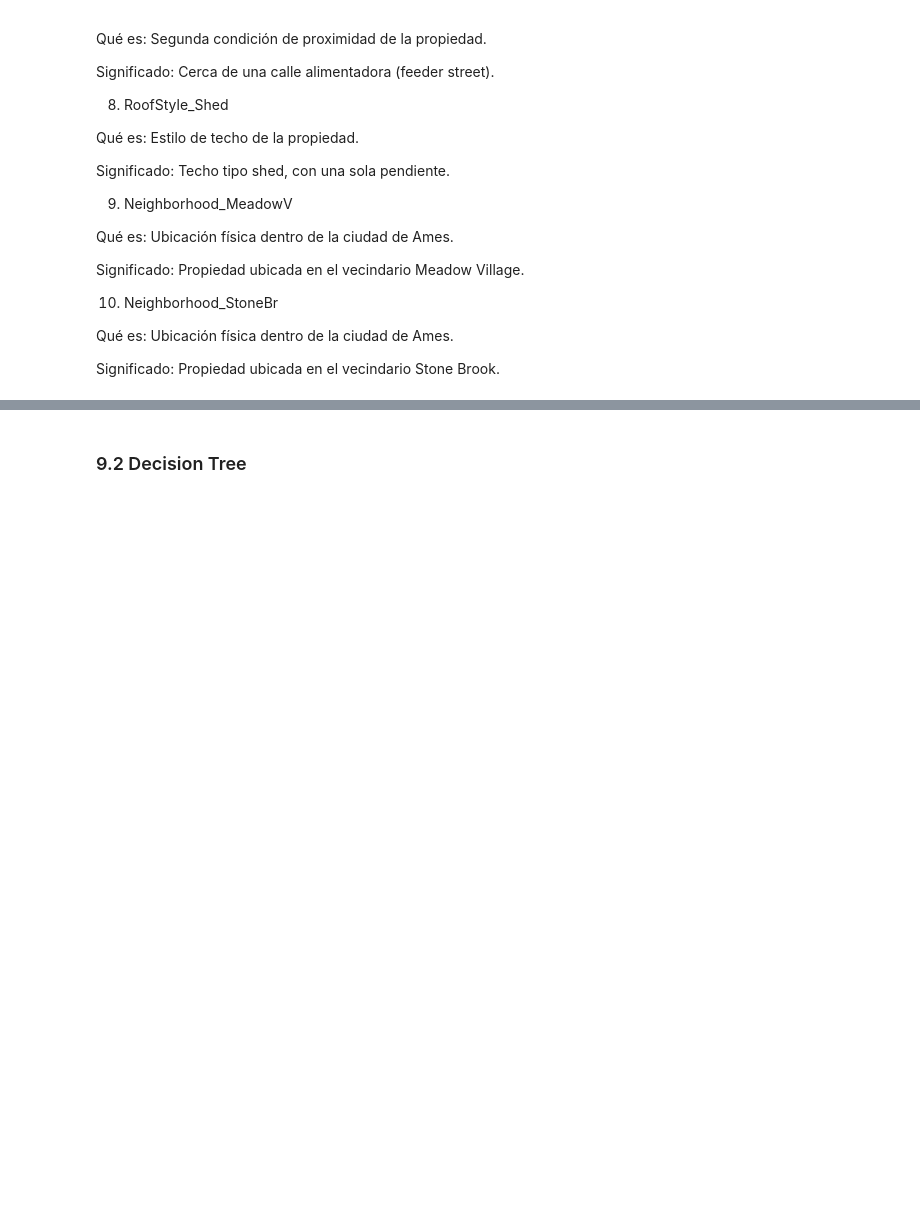
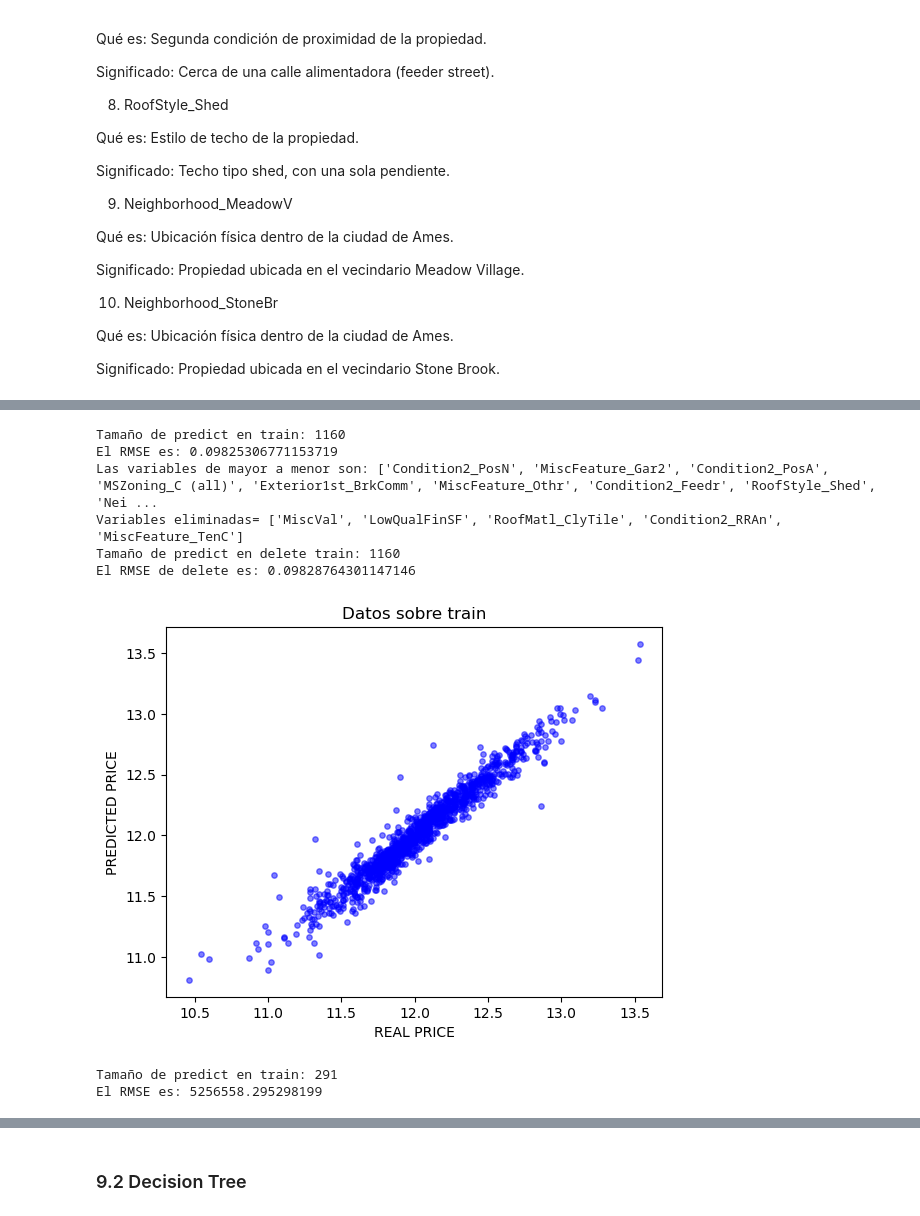
Before and after one commit to mmarzap19/SuperPoderosas, a Jupyter notebook: Mojo_jojo.ipynb, the cells around one changed output, grey strips where cells are left out. Saved outputs shown, nothing was run; the diff lists cells and outputs as text; code cells hidden in the pictures; blank space fills up the shorter version.

Commit message:
Regresion Lineal quitando variables y  arbol de decision

```diff
--- a/Mojo_jojo.ipynb
+++ b/Mojo_jojo.ipynb
@@ -961,0 +964,80 @@ Significado: Propiedad ubicada en el vecindario Stone Brook.
+# %%
+# Regresion lineal con variables numéricas:
+
+lr = LinearRegression()
+
+lr.fit(X_train, y_train)
+predY = lr.predict(X_train)
+
+print(f'Tamaño de predict en train: {predY.size}')
+
+a= metrics.mean_squared_error(y_train, predY)
+print(f'El RMSE es: {np.sqrt(a)}')
+
+
+# Mostrar features ordenadas
+
+features_nombrecillos = X_train.columns.tolist()
+
+coef_dict = dict(zip(features_nombrecillos, lr.coef_.ravel()))
+coef_dict = {k: abs(v) for k, v in coef_dict.items()} # Valor absoluto
+
+sorted_keys = sorted(coef_dict, key=coef_dict.get, reverse=True) # Ordenado de mayor a menor
+print(f'Las variables de mayor a menor son: {sorted_keys}')
+Delete_x_train = X_train
+print(f'Variables eliminadas= {sorted_keys[-5:]}')
+Delete_x_train = Delete_x_train.drop(columns=sorted_keys[-5:])
+Delete_x_val = X_val
+Delete_x_val = Delete_x_val.drop(columns=sorted_keys[-5:])
+
+
+
+lr = LinearRegression()
+
+lr.fit(Delete_x_train, y_train)
+predY = lr.predict(Delete_x_train)
+
+print(f'Tamaño de predict en delete train: {predY.size}')
+
+a= metrics.mean_squared_error(y_train, predY)
+print(f'El RMSE de delete es: {np.sqrt(a)}')
+
+
+
+# Q: Display real Y vs predicted Y.
+
+plt.scatter(y_train,predY,c = 'blue', s=15, alpha=0.5)
+plt.title('Datos sobre train')
+plt.xlabel('REAL PRICE')
+plt.ylabel('PREDICTED PRICE')
+plt.show()
+
+#__________________________
+
+
+#Ahora se calcula en test
+
+predY_val = lr.predict(Delete_x_val)
+print(f'Tamaño de predict en train: {predY_val.size}')
+
+a_val= metrics.mean_squared_error(y_val, predY_val)
+print(f'El RMSE es: {np.sqrt(a_val)}')
+
+
+# Q: Display real Y vs predicted Y.
+
+plt.scatter(y_val,predY_val,c = 'blue', s=15, alpha=0.5)
+plt.title('Datos sobre Test')
+plt.xlabel('REAL PRICE')
+plt.ylabel('PREDICTED PRICE')
+plt.show()
+# %% [output]
+Tamaño de predict en train: 1160
+El RMSE es: 0.09825306771153719
+Las variables de mayor a menor son: ['Condition2_PosN', 'MiscFeature_Gar2', 'Condition2_PosA', 'MSZoning_C (all)', 'Exterior1st_BrkComm', 'MiscFeature_Othr', 'Condition2_Feedr', 'RoofStyle_Shed', 'Nei ...
+Variables eliminadas= ['MiscVal', 'LowQualFinSF', 'RoofMatl_ClyTile', 'Condition2_RRAn', 'MiscFeature_TenC']
+Tamaño de predict en delete train: 1160
+El RMSE de delete es: 0.09828764301147146
+[figure, added]
+Tamaño de predict en train: 291
+El RMSE es: 5256558.295298199
```
Also changed, not shown: parts of 4 cells of this notebook.
